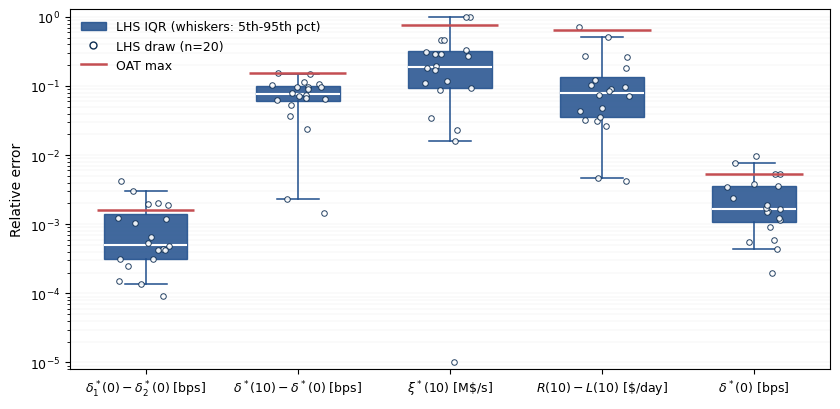
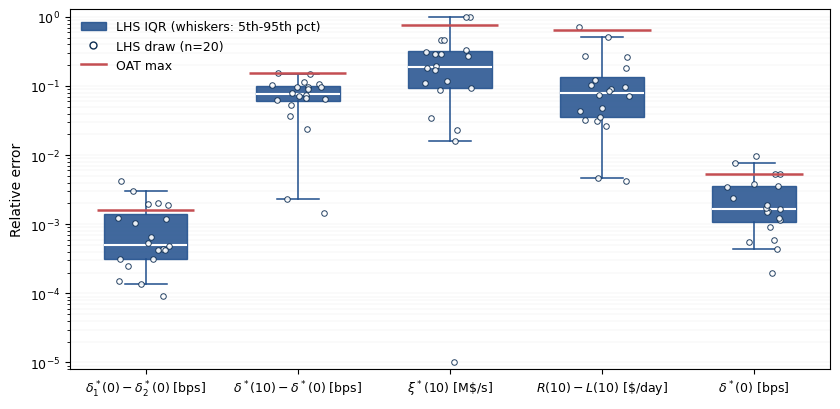
Unified diff of the notebook cell whose output changed from the first chart to the second:
--- before
+++ after
@@ -74,4 +74,4 @@
 
 plt.tight_layout()
-plt.savefig("report/figures/fig_pde_lhs_errors.pdf", bbox_inches="tight")
+#plt.savefig("figures/fig_pde_lhs_errors.pdf", bbox_inches="tight")
 plt.show()

Commit: Clean up appendix repo for thesis publication